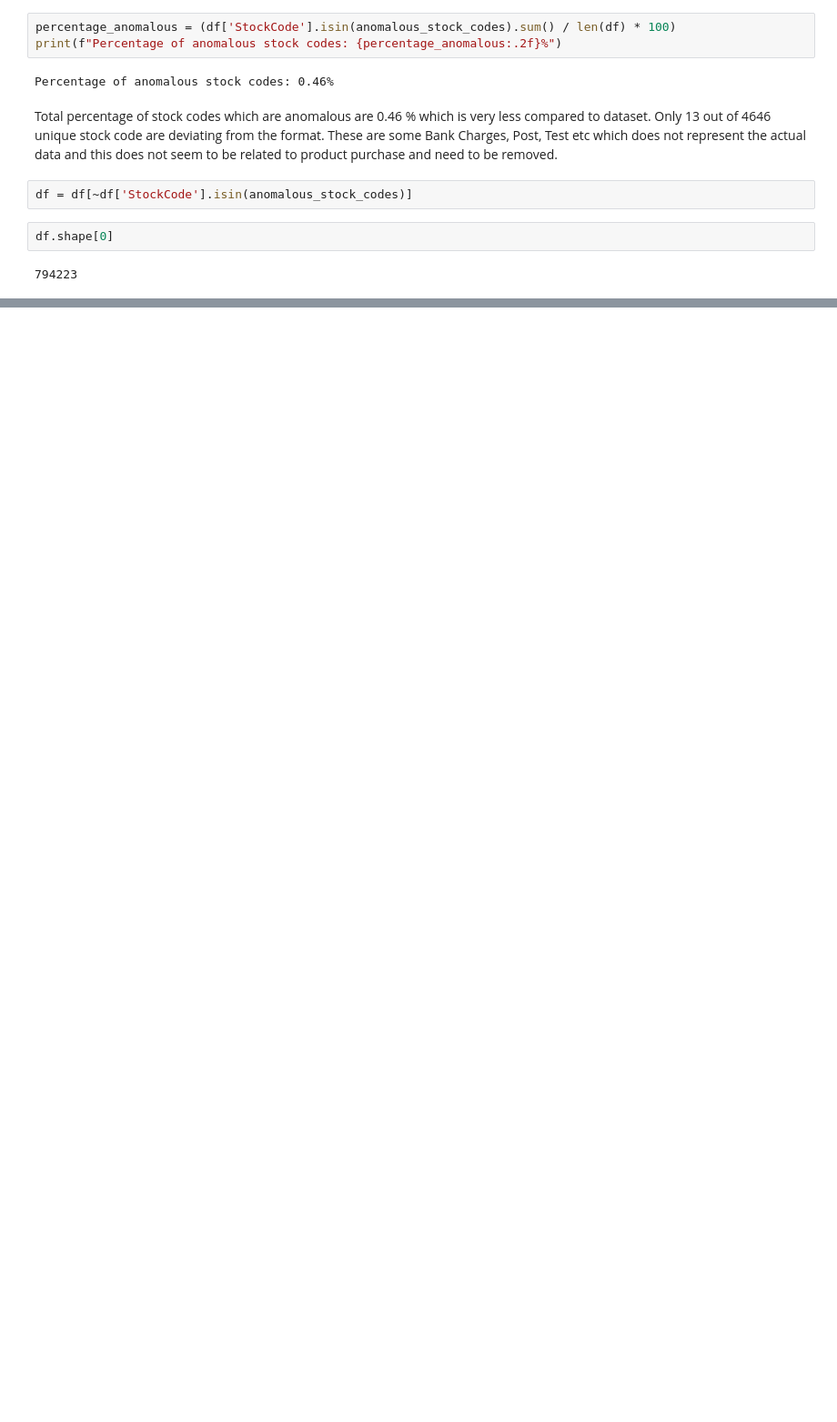
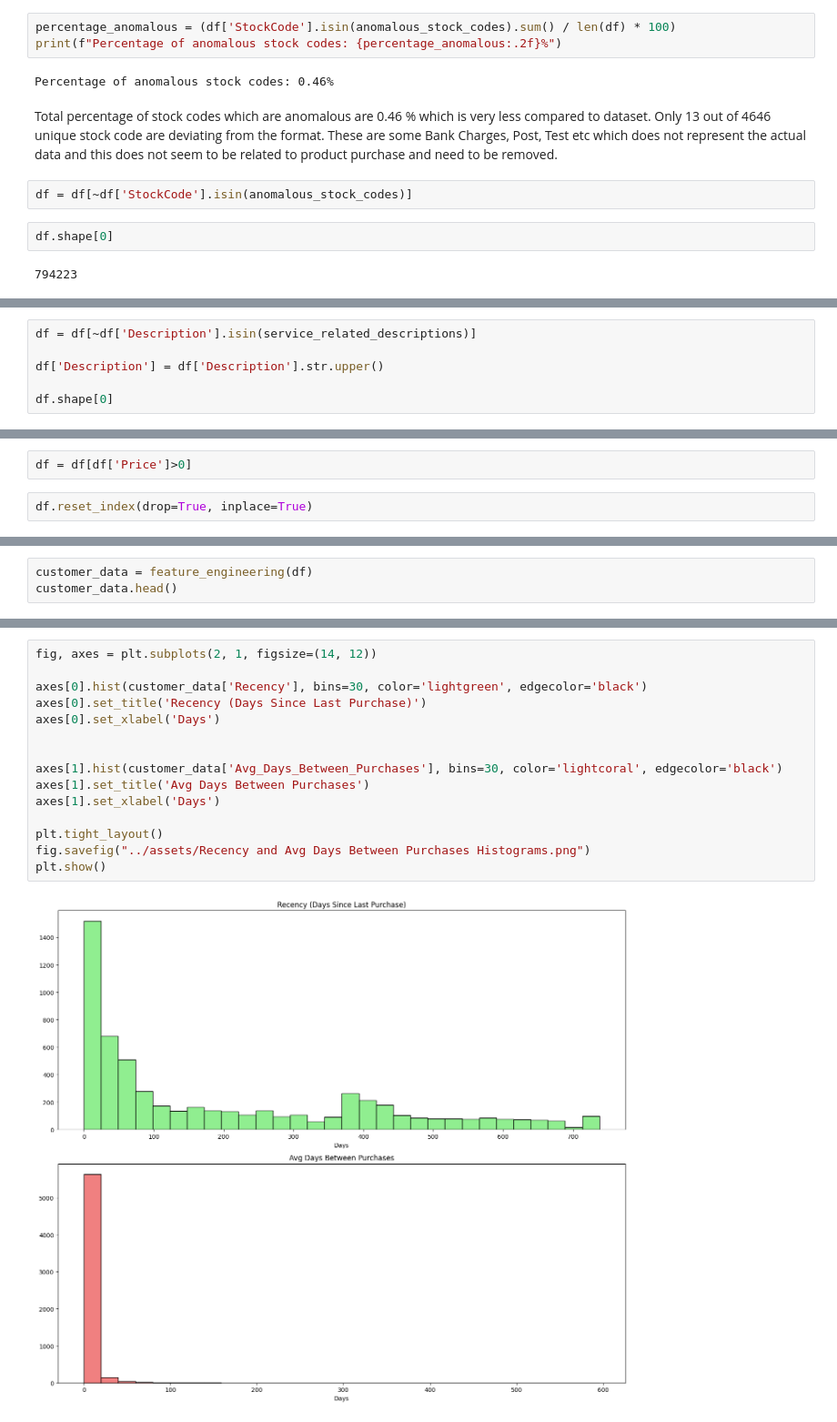
Before and after one commit to samithcsachi/Customer-Segmentation-Retention-Strategy, a Jupyter notebook: research/01_exploratory_analysis_and_business_insights.ipynb, the cells around one changed output, grey strips where cells are left out. Shown at 91% size. Drawn from its saved outputs; the diff is of its cells as text; blank space fills up the shorter version.

```diff
--- a/research/01_exploratory_analysis_and_business_insights.ipynb
+++ b/research/01_exploratory_analysis_and_business_insights.ipynb
@@ -526,0 +629,6 @@ df.shape[0]
+# %%
+df = df[~df['Description'].isin(service_related_descriptions)]
+
+df['Description'] = df['Description'].str.upper()
+
+df.shape[0]
@@ -526,0 +671,4 @@ df.shape[0]
+# %%
+df = df[df['Price']>0]
+# %%
+df.reset_index(drop=True, inplace=True)
@@ -526,0 +849,3 @@ df.shape[0]
+# %%
+customer_data = feature_engineering(df)
+customer_data.head()
@@ -526,0 +870,17 @@ df.shape[0]
+# %%
+fig, axes = plt.subplots(2, 1, figsize=(14, 12))
+
+axes[0].hist(customer_data['Recency'], bins=30, color='lightgreen', edgecolor='black')
+axes[0].set_title('Recency (Days Since Last Purchase)')
+axes[0].set_xlabel('Days')
+
+
+axes[1].hist(customer_data['Avg_Days_Between_Purchases'], bins=30, color='lightcoral', edgecolor='black')
+axes[1].set_title('Avg Days Between Purchases')
+axes[1].set_xlabel('Days')
+
+plt.tight_layout()
+fig.savefig("../assets/Recency and Avg Days Between Purchases Histograms.png")
+plt.show()
+# %% [output]
+[figure, added]
```
Also changed, not shown: parts of 87 cells of this notebook, 24 other files.
